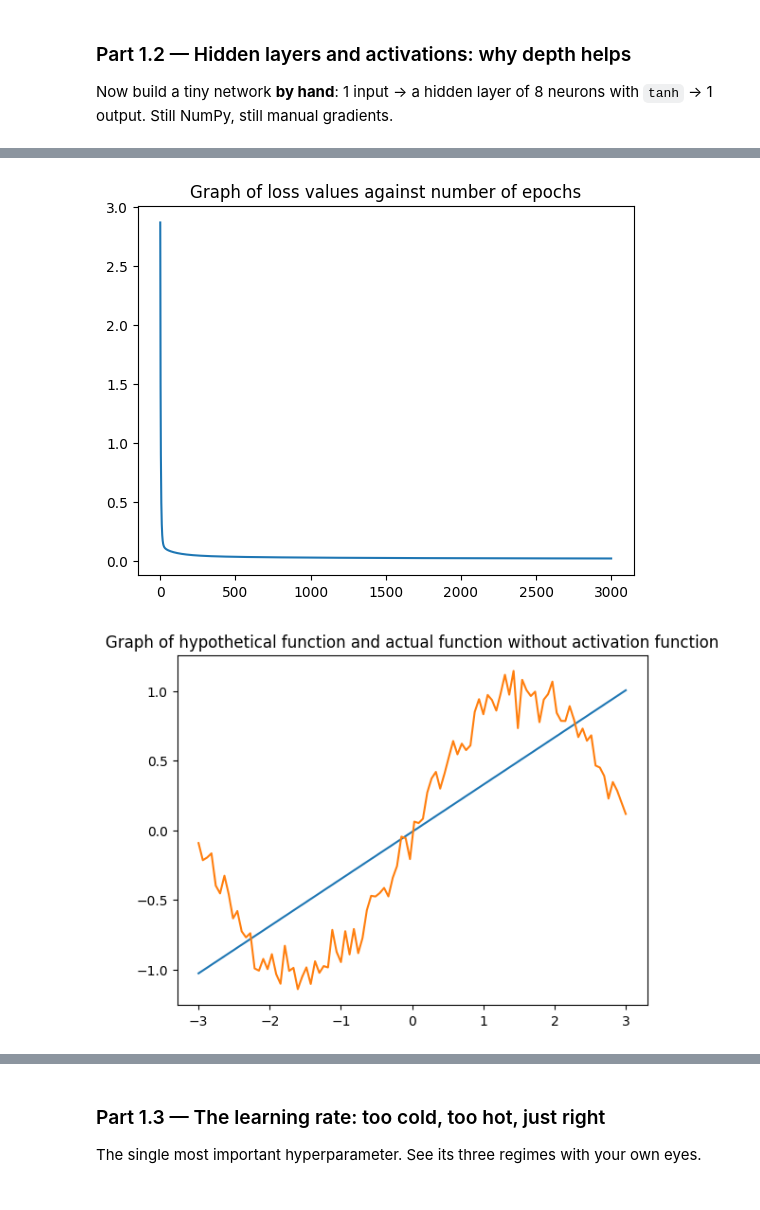
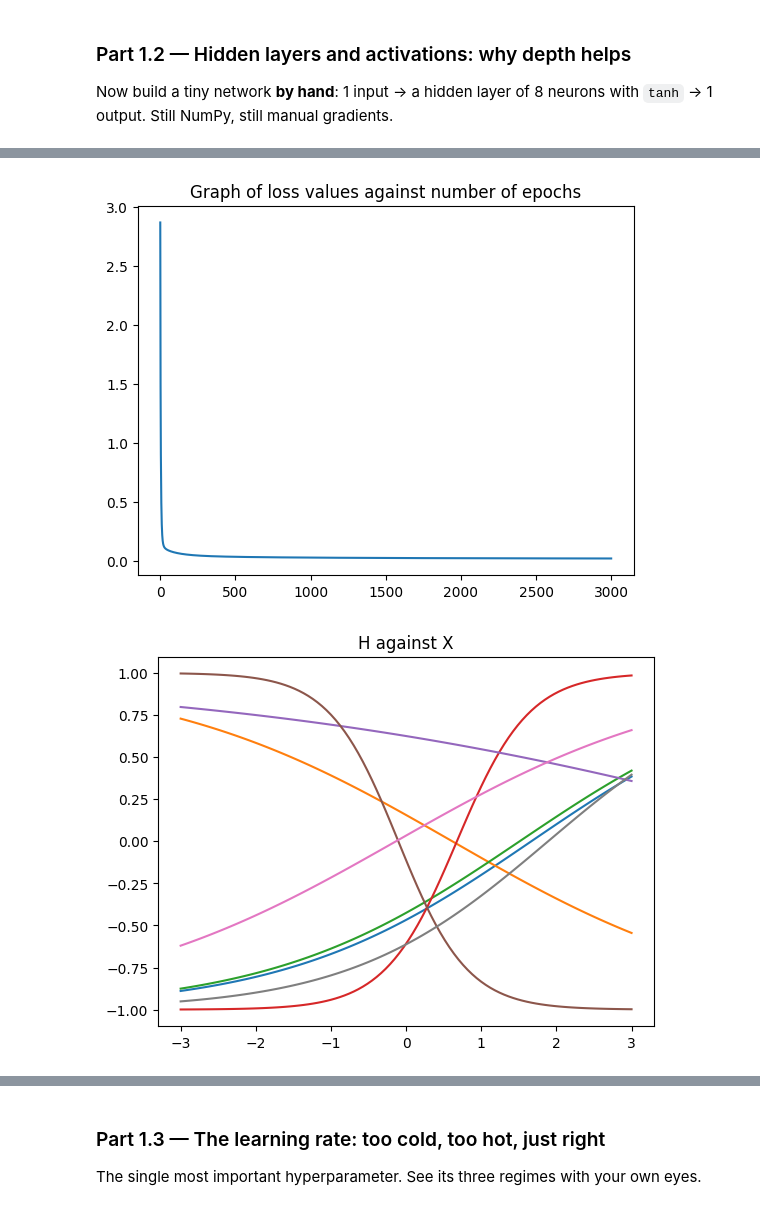
Before and after one commit to issahtiyum/lab-3, a Jupyter notebook: Lab_3.ipynb, the cells around one changed output, grey strips where cells are left out. Drawn from its saved outputs; the diff is of its cells as text; code cells hidden in the pictures.

```diff
--- a/Lab_3.ipynb
+++ b/Lab_3.ipynb
@@ -219,6 +219,7 @@ db1 = dz1.sum(axis=0)
 W1=W1-(lr * dW1)
 W2=W2-(lr * dW2)
 
+
 for i in range(3000):
   z1 = x1 @ W1 + b1
   h  = np.tanh(z1)
@@ -248,7 +249,9 @@ plt.plot(range(3001), losslist)
 plt.title("Graph of loss values against number of epochs")
 plt.show()
 
-
+plt.plot(x1, h)
+plt.title("H against X")
+plt.show()
 
 #   Then re-run with the tanh REMOVED (h = z1). What happens to the fit?
 W1 = np.random.randn(1,8) * 0.5
@@ -278,31 +281,31 @@ for i in range(3000):
   z1 = x1 @ W1 + b1
   h = z1
   y_hat = h @ W2 + b2
   loss  = np.mean((y_hat - y1) ** 2)
   losslist.append(loss)
 
   d_yhat = 2 * (y_hat - y1) / len(y1)
   dW2 = h.T @ d_yhat
   db2 = d_yhat.sum(axis=0)
   dh  = d_yhat @ W2.T
   dz1 = dh * (1 - np.tanh(z1) ** 2)
   dW1 = x1.T @ dz1
   db1 = dz1.sum(axis=0)
 
   W1=W1-(lr * dW1)
   W2=W2-(lr * dW2)
 
 
 
 plt.plot(x1, y_hat)
 plt.plot(x1,y1)
 plt.title("Graph of hypothetical function and actual function without activation function")
 plt.show()
 
 plt.plot(range(3001), losslist)
 plt.title("Graph of loss values against number of epochs")
 plt.show()
 # %% [output]
 [figure]
 [figure]
-[figure, old version]
+[figure, new version]
```
Also changed, not shown: parts of 3 cells of this notebook.
